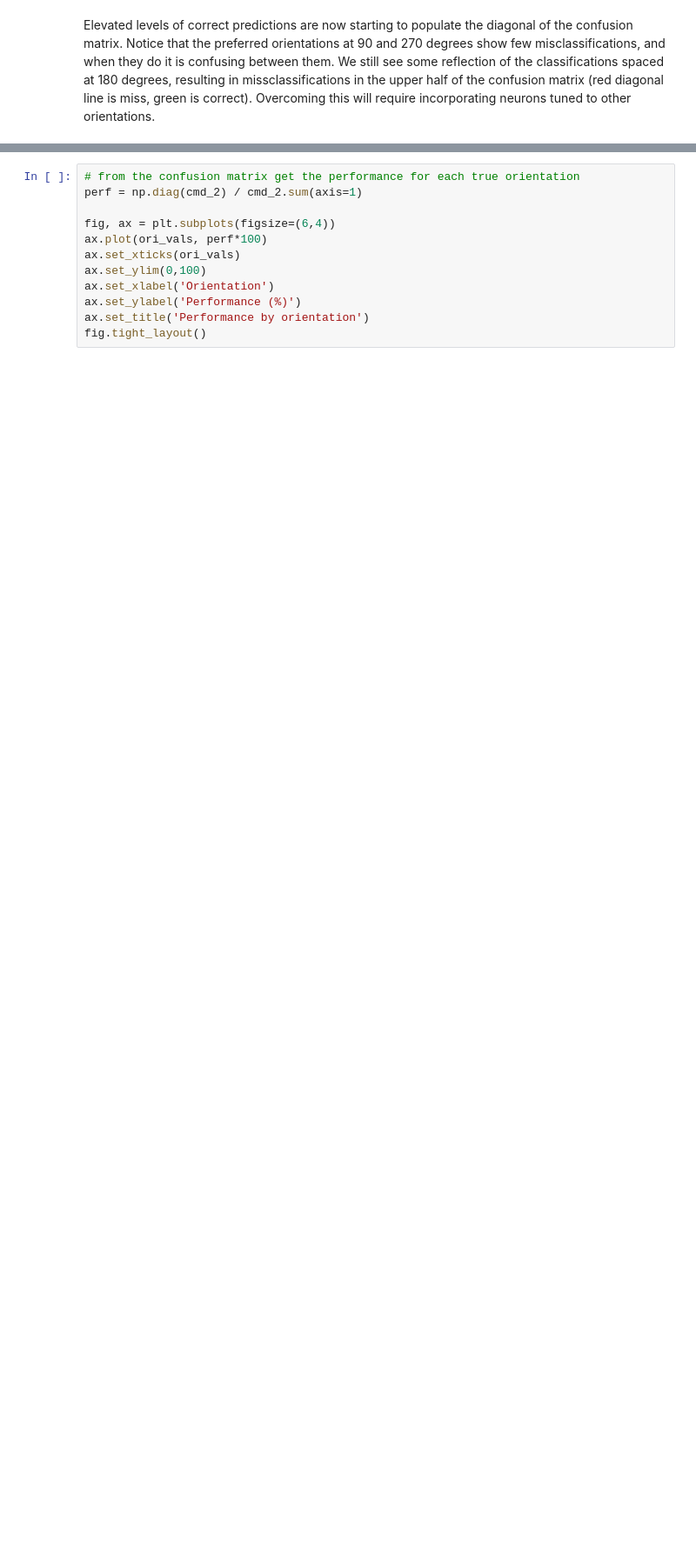
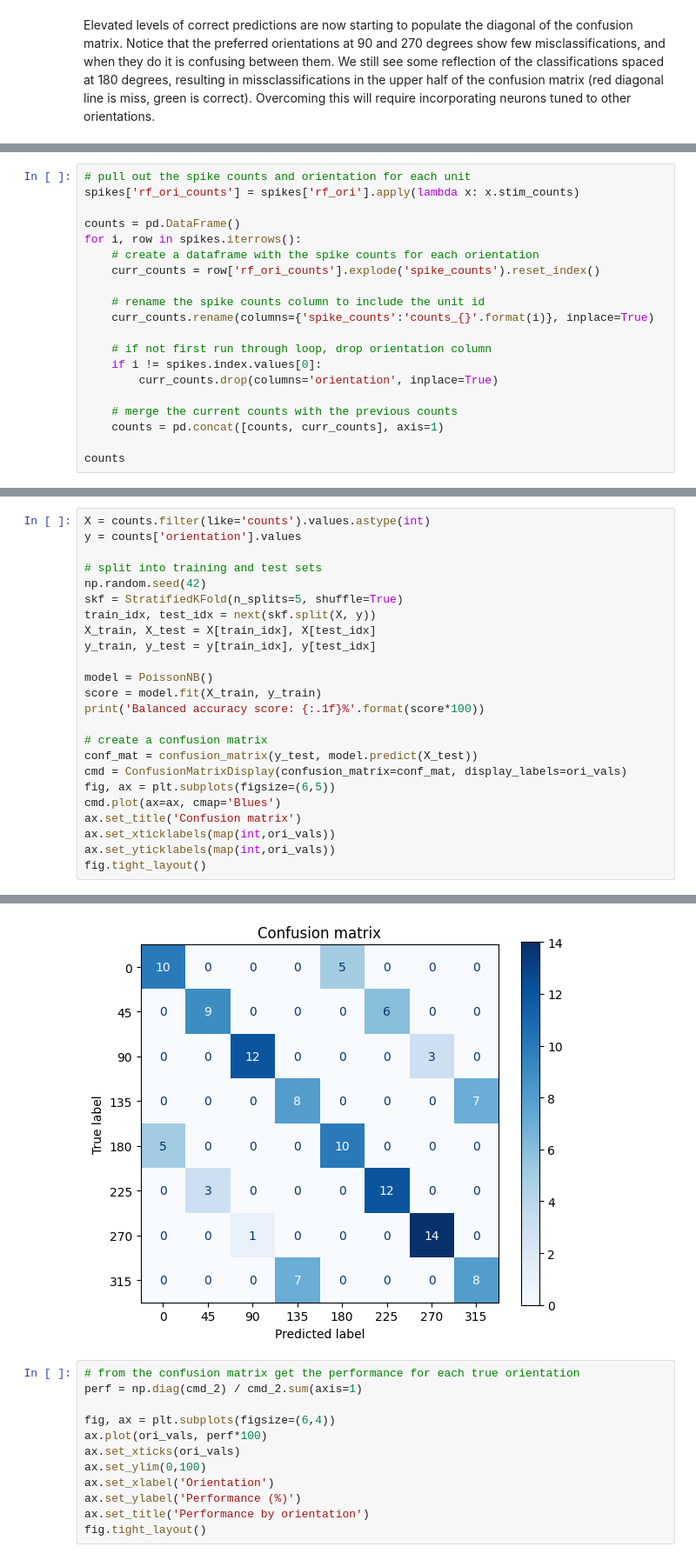
Before and after one commit to dbheadley/DecodingTheBrain, a Jupyter notebook: Week12/notes.ipynb, the cells around one changed output, grey strips where cells are left out. Shown at 87% size. Saved outputs shown, nothing was run; the diff lists cells and outputs as text; blank space fills up the shorter version.

```diff
--- a/Week12/notes.ipynb
+++ b/Week12/notes.ipynb
@@ -599,3 +626,23 @@ score = model.fit(X.astype(int), y)
 print('Balanced accuracy score: {:.1f}%'.format(score*100))
 # %% [output]
 Balanced accuracy score: 35.7%
+# %%
+# pull out the spike counts and orientation for each unit
+spikes['rf_ori_counts'] = spikes['rf_ori'].apply(lambda x: x.stim_counts)
+
+counts = pd.DataFrame()
+for i, row in spikes.iterrows():
+    # create a dataframe with the spike counts for each orientation
+    curr_counts = row['rf_ori_counts'].explode('spike_counts').reset_index()
+
+    # rename the spike counts column to include the unit id
+    curr_counts.rename(columns={'spike_counts':'counts_{}'.format(i)}, inplace=True)
+
+    # if not first run through loop, drop orientation column
+    if i != spikes.index.values[0]:
+        curr_counts.drop(columns='orientation', inplace=True)
+
+    # merge the current counts with the previous counts
+    counts = pd.concat([counts, curr_counts], axis=1)
+
+counts
@@ -601,0 +667,25 @@ Balanced accuracy score: 35.7%
+# %%
+X = counts.filter(like='counts').values.astype(int)
+y = counts['orientation'].values
+
+# split into training and test sets
+np.random.seed(42)
+skf = StratifiedKFold(n_splits=5, shuffle=True)
+train_idx, test_idx = next(skf.split(X, y))
+X_train, X_test = X[train_idx], X[test_idx]
+y_train, y_test = y[train_idx], y[test_idx]
+
+model = PoissonNB()
+score = model.fit(X_train, y_train)
+print('Balanced accuracy score: {:.1f}%'.format(score*100))
+
+# create a confusion matrix
+conf_mat = confusion_matrix(y_test, model.predict(X_test))
+cmd = ConfusionMatrixDisplay(confusion_matrix=conf_mat, display_labels=ori_vals)
+fig, ax = plt.subplots(figsize=(6,5))
+cmd.plot(ax=ax, cmap='Blues')
+ax.set_title('Confusion matrix')
+ax.set_xticklabels(map(int,ori_vals))
+ax.set_yticklabels(map(int,ori_vals))
+fig.tight_layout()
+# %% [output]
@@ -602,3 +693,4 @@ Balanced accuracy score: 35.7%
+[figure, added]
 # %%
 # from the confusion matrix get the performance for each true orientation
 perf = np.diag(cmd_2) / cmd_2.sum(axis=1)
```
Also changed, not shown: parts of 7 cells of this notebook.
